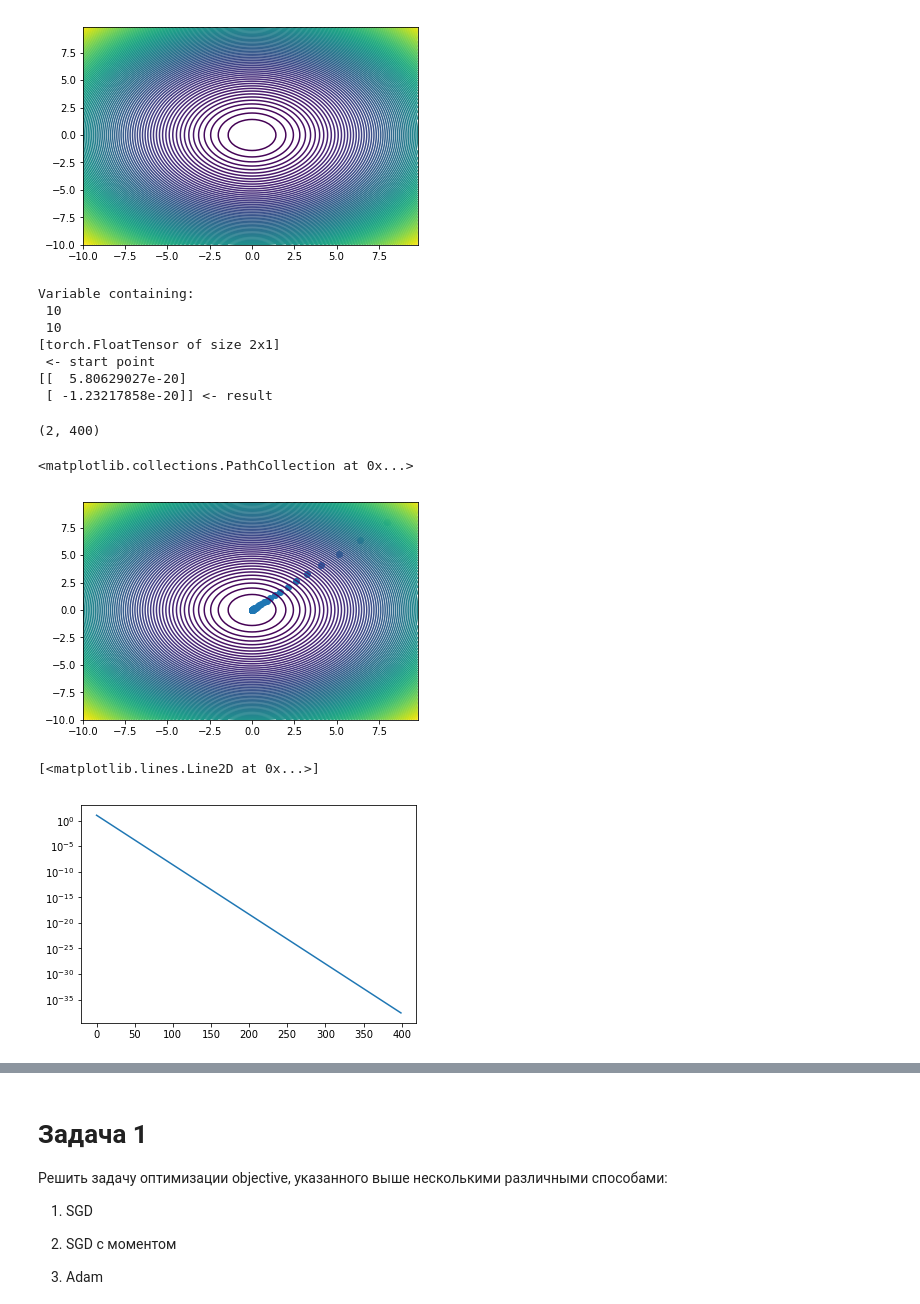
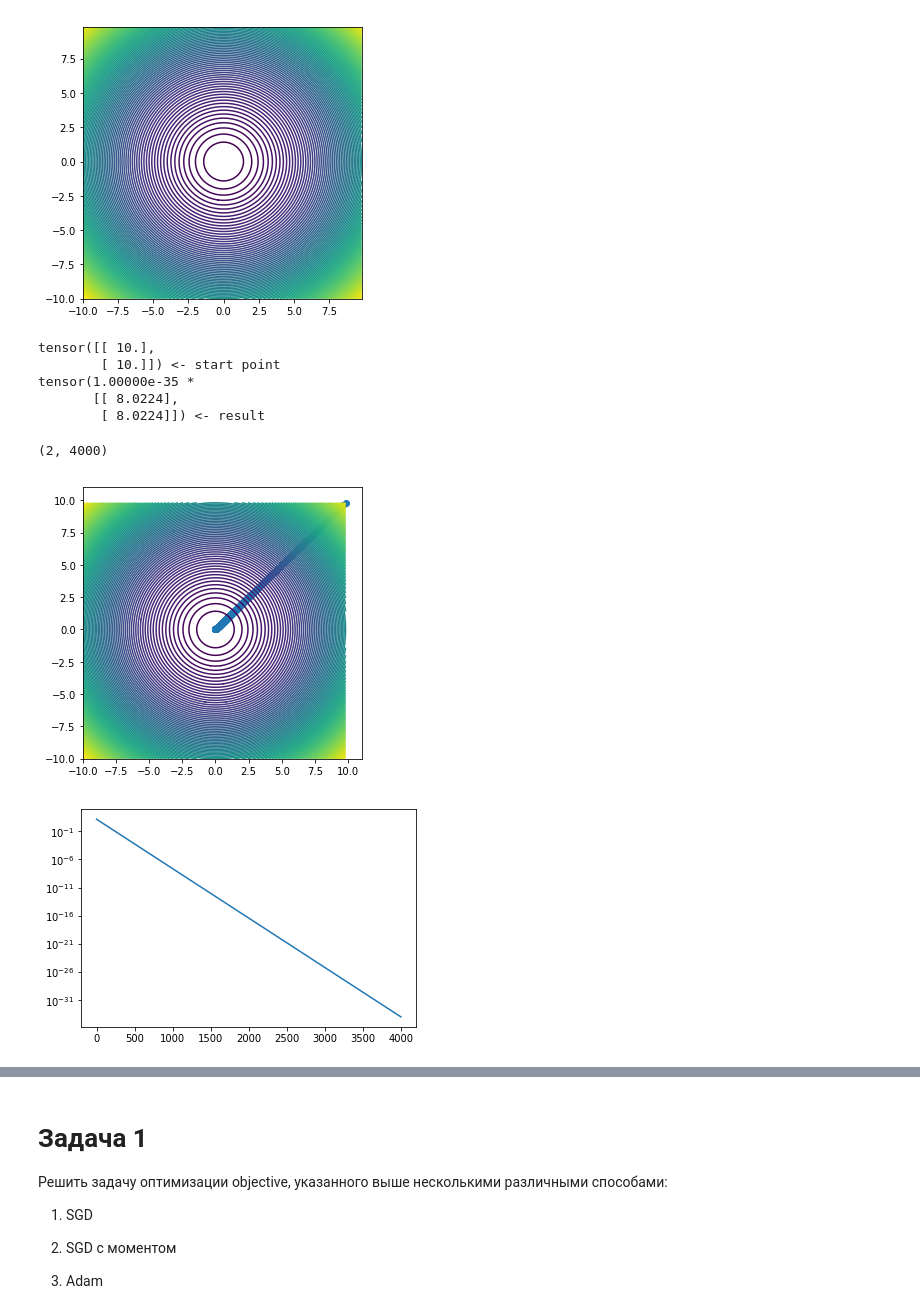
Before and after one commit to RomanovMikeV/deep_learning_course_2.0, a Jupyter notebook: Lesson 2 Optimization package.ipynb, the cells around one changed output, grey strips where cells are left out. Cells and saved outputs as stored; diff of their text form; code cells hidden in the pictures.

Commit message:
Lesson 2 -> torch4

```diff
--- a/Lesson 2 Optimization package.ipynb
+++ b/Lesson 2 Optimization package.ipynb
@@ -17,16 +13,17 @@ def show_contours(objective,
                   y_ticks=100):
     x_step = (x_lims[1] - x_lims[0]) / x_ticks
     y_step = (y_lims[1] - y_lims[0]) / y_ticks
-    X, Y = numpy.mgrid[x_lims[0]:x_lims[1]:x_step, y_lims[0]:y_lims[1]:y_step]
+    X, Y = np.mgrid[x_lims[0]:x_lims[1]:x_step, y_lims[0]:y_lims[1]:y_step]
     res = []
     for x_index in range(X.shape[0]):
         res.append([])
         for y_index in range(X.shape[1]):
             x_val = X[x_index, y_index]
             y_val = Y[x_index, y_index]
-            res[-1].append(objective(numpy.array([[x_val, y_val]]).T))
-    res = numpy.array(res)
-    contour(X, Y, res, 100)
+            res[-1].append(objective(np.array([[x_val, y_val]]).T))
+    res = np.array(res)
+    plt.figure(figsize=(5,5))
+    plt.contour(X, Y, res, 100)
 # %%
 # Функция, которую нужно оптимизировать
 def objective(inp):
@@ -34,54 +31,50 @@ def objective(inp):
 
 show_contours(objective)
 # %% [output]
-[figure, old version]
+[figure, new version]
 # %%
 # Начальное состояние
-x_start = torch.Tensor([[10.0, 10.0]]).transpose(1, 0)
-x_var = torch.autograd.Variable(x_start, requires_grad=True)
+x = torch.tensor([[10.0, 10.0]]).transpose(1, 0)
+x.requires_grad = True
 
 # Оптимизатор
-optimizer = torch.optim.SGD([x_var], lr=0.01)
-print(x_var, '<- start point')
+optimizer = torch.optim.SGD([x], lr=0.01)
+print(x, '<- start point')
 
 # Процесс оптимизации
 history = []
 for step_index in range(4000):
 
     # Тело итерации
-    obj_var = objective(x_var)
+    obj_var = objective(x)
     optimizer.zero_grad()
     obj_var.backward()
     optimizer.step()
-    history.append(x_var.data.clone().numpy())
+    history.append(x.data.clone().numpy())
 
 # print(history)
-print(x_var.data.numpy(), '<- result')
+print(x, '<- result')
 # %% [output]
-Variable containing:
- 10
- 10
-[torch.FloatTensor of size 2x1]
- <- start point
-[[  5.80629027e-20]
- [ -1.23217858e-20]] <- result
+tensor([[ 10.],
+        [ 10.]]) <- start point
+tensor(1.00000e-35 *
+       [[ 8.0224],
+        [ 8.0224]]) <- result
 # %%
-history_arr = numpy.concatenate(history, axis=1)
+history_arr = np.concatenate(history, axis=1)
 print(history_arr.shape)
 
 show_contours(objective)
-scatter(history_arr[0, :], history_arr[1, :])
+plt.scatter(history_arr[0, :], history_arr[1, :]);
 # %% [output]
-(2, 400)
+(2, 4000)
-<matplotlib.collections.PathCollection at 0x...>
-[figure, old version]
+[figure, new version]
 # %%
-target = numpy.array([[0, 0]]).T
-error_hist = numpy.sqrt(((history_arr - target)**2).sum(axis=0))
-semilogy(error_hist)
+target = np.array([[0, 0]]).T
+error_hist = np.sqrt(((history_arr - target)**2).sum(axis=0))
+plt.semilogy(error_hist);
 # %% [output]
-[<matplotlib.lines.Line2D at 0x...>]
-[figure, old version]
+[figure, new version]
 # %%
 # Функция, которую нужно оптимизировать
 def objective(inp):
```
Also changed, not shown: parts of 5 cells of this notebook.
